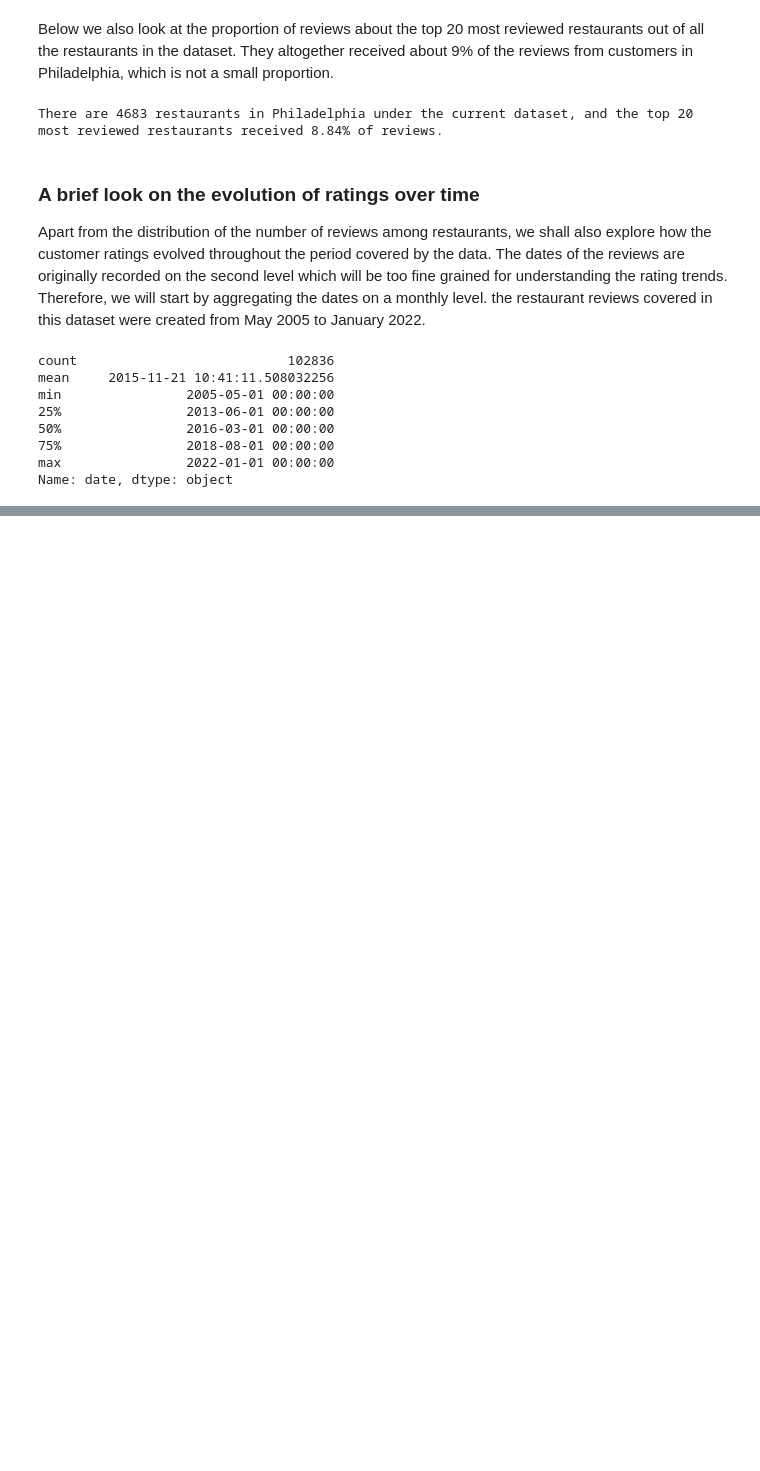
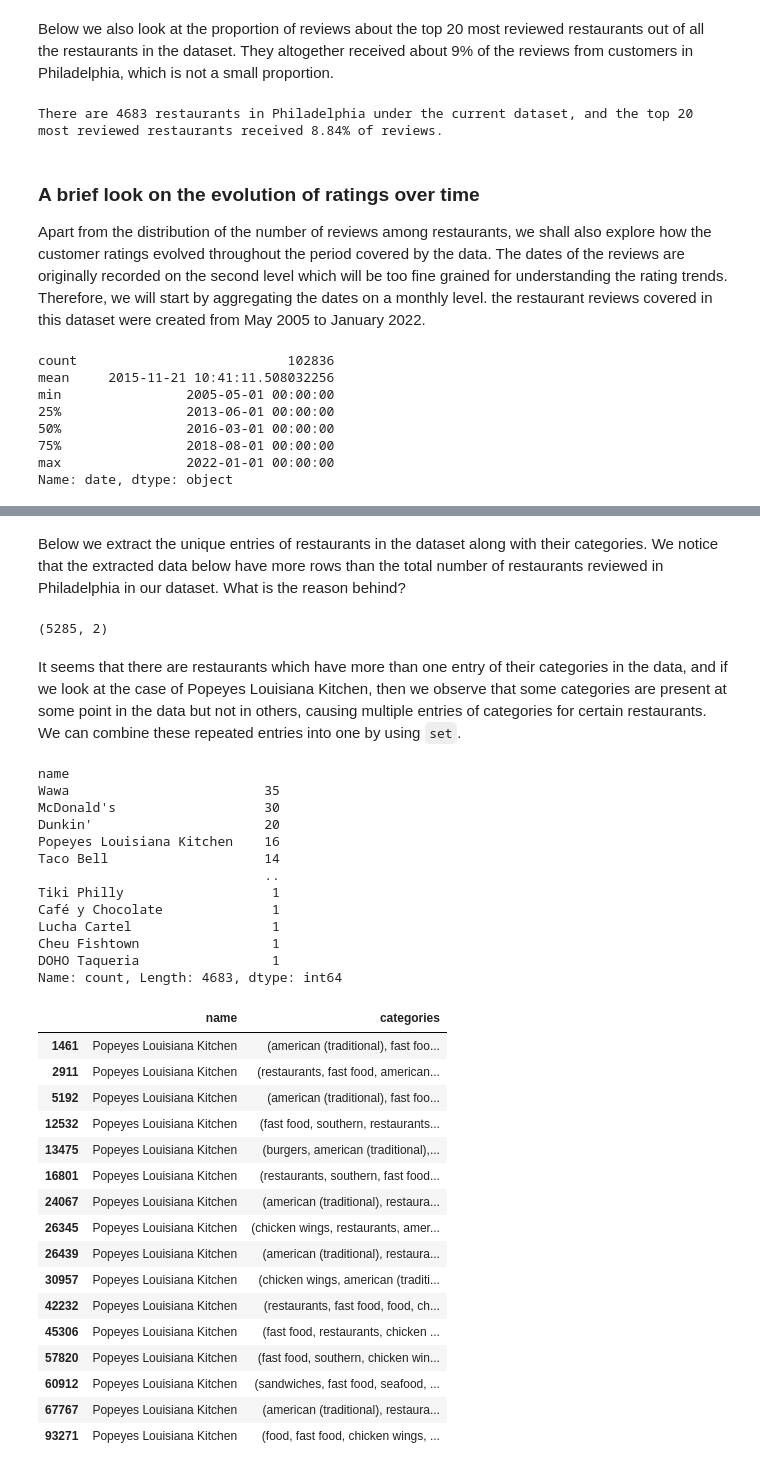
Before and after one commit to kwanchmn/Advanced-topics-in-ML, a Jupyter notebook: Baldur/baldur_task_2.ipynb, the cells around one changed output, grey strips where cells are left out. Saved outputs shown, nothing was run; the diff lists cells and outputs as text; code cells hidden in the pictures; blank space fills up the shorter version.

Commit message:
Pushing everything I'll done so far for review

```diff
--- a/Baldur/baldur_task_2.ipynb
+++ b/Baldur/baldur_task_2.ipynb
@@ -497,0 +505,6 @@ fig.show()
+# %%
+# Checking how many categories of restaurants there are in the dataset
+restos_philly["categories"] = restos_philly["categories"].str.split(r",\s+", regex = True)
+resto_cat_list = restos_philly["categories"].to_list()
+unique_resto_types = set(chain(*resto_cat_list))
+print(f"There are a total of {len(unique_resto_types)} categories related to restaurants in the dataset.")
@@ -497,0 +535,49 @@ fig.show()
+# %% [markdown]
+Below we extract the unique entries of restaurants in the dataset along with their categories. We notice that the extracted data below have more rows than the total number of restaurants reviewed in Philadelphia in our dataset. What is the reason behind?
+# %%
+# Getting all the distinct restaurants and their respective categories
+restos_philly["categories"] = restos_philly["categories"].apply(tuple)  # To reduce duplicates due to the same categories appearing in different orders
+resto_cats = restos_philly[["name", "categories"]].drop_duplicates()
+resto_cats.shape
+# %% [output]
+(5285, 2)
+# %% [markdown]
+It seems that there are restaurants which have more than one entry of their categories in the data, and if we look at the case of Popeyes Louisiana Kitchen, then we observe that some categories are present at some point in the data but not in others, causing multiple entries of categories for certain restaurants. We can combine these repeated entries into one by using `set`.
+# %%
+# Restaurants having more than one entry for categories
+restaurant_counts = resto_cats["name"].value_counts()
+print(restaurant_counts)
+
+popeyes = resto_cats.query("name == 'Popeyes Louisiana Kitchen'")
+popeyes
+# %% [output]
+name
+Wawa                         35
+McDonald's                   30
+Dunkin'                      20
+Popeyes Louisiana Kitchen    16
+Taco Bell                    14
+                             ..
+Tiki Philly                   1
+Café y Chocolate              1
+Lucha Cartel                  1
+Cheu Fishtown                 1
+DOHO Taqueria                 1
+Name: count, Length: 4683, dtype: int64
+|  | name | categories |
+| 1461 | Popeyes Louisiana Kitchen | (american (traditional), fast foo... |
+| 2911 | Popeyes Louisiana Kitchen | (restaurants, fast food, american... |
+| 5192 | Popeyes Louisiana Kitchen | (american (traditional), fast foo... |
+| 12532 | Popeyes Louisiana Kitchen | (fast food, southern, restaurants... |
+| 13475 | Popeyes Louisiana Kitchen | (burgers, american (traditional),... |
+| 16801 | Popeyes Louisiana Kitchen | (restaurants, southern, fast food... |
+| 24067 | Popeyes Louisiana Kitchen | (american (traditional), restaura... |
+| 26345 | Popeyes Louisiana Kitchen | (chicken wings, restaurants, amer... |
+| 26439 | Popeyes Louisiana Kitchen | (american (traditional), restaura... |
+| 30957 | Popeyes Louisiana Kitchen | (chicken wings, american (traditi... |
+| 42232 | Popeyes Louisiana Kitchen | (restaurants, fast food, food, ch... |
+| 45306 | Popeyes Louisiana Kitchen | (fast food, restaurants, chicken ... |
+| 57820 | Popeyes Louisiana Kitchen | (fast food, southern, chicken win... |
+| 60912 | Popeyes Louisiana Kitchen | (sandwiches, fast food, seafood, ... |
+| 67767 | Popeyes Louisiana Kitchen | (american (traditional), restaura... |
+| 93271 | Popeyes Louisiana Kitchen | (food, fast food, chicken wings, ... |
```
Also changed, not shown: parts of 17 cells of this notebook.
